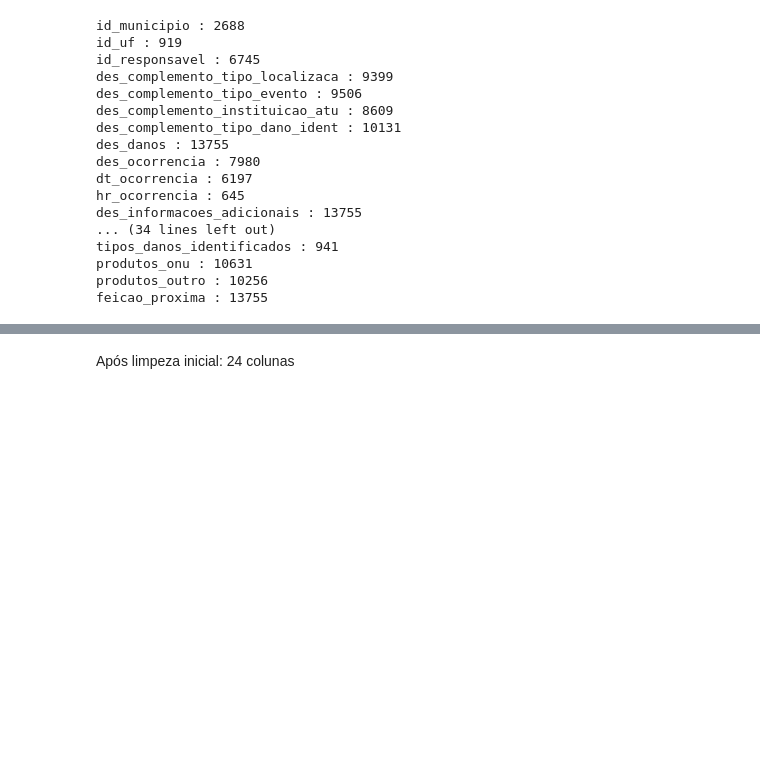
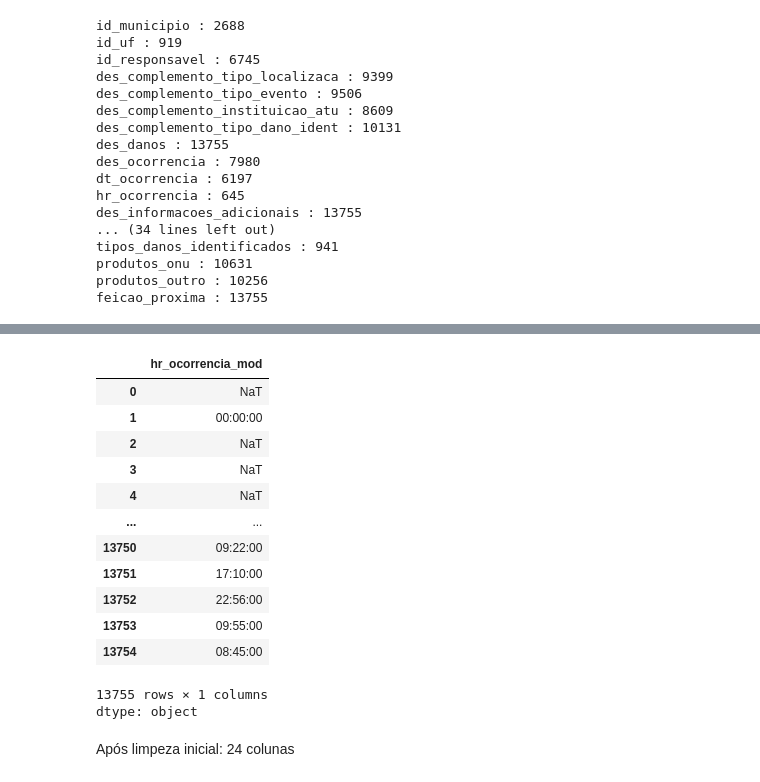
Before and after one commit to mariabrandaob/PCD-2-IBAMA, a Jupyter notebook: PCD_2_IBAMA.ipynb, the cells around one changed output, grey strips where cells are left out. Drawn from its saved outputs; the diff is of its cells as text; code cells hidden in the pictures; blank space fills up the shorter version.

```diff
--- a/PCD_2_IBAMA.ipynb
+++ b/PCD_2_IBAMA.ipynb
@@ -107,3 +262,23 @@ df_acidentes['registro_ano'] = df_acidentes['dt_registro_mod'].dt.year
+# %%
+df_acidentes['hr_ocorrencia_mod'] = pd.to_datetime(df_acidentes['hr_ocorrencia'])
+df_acidentes['hr_ocorrencia_mod'] = df_acidentes['hr_ocorrencia_mod'].dt.time
+# %%
+df_acidentes['hr_ocorrencia_mod']
+# %% [output]
+|  | hr_ocorrencia_mod |
+| 0 | NaT |
+| 1 | 00:00:00 |
+| 2 | NaT |
+| 3 | NaT |
+| 4 | NaT |
+| ... | ... |
+| 13750 | 09:22:00 |
+| 13751 | 17:10:00 |
+| 13752 | 22:56:00 |
+| 13753 | 09:55:00 |
+| 13754 | 08:45:00 |
+13755 rows × 1 columns
+dtype: object
 # %% [markdown]
 Após limpeza inicial: 24 colunas
 # %%
```
Also changed, not shown: parts of 20 cells of this notebook.
